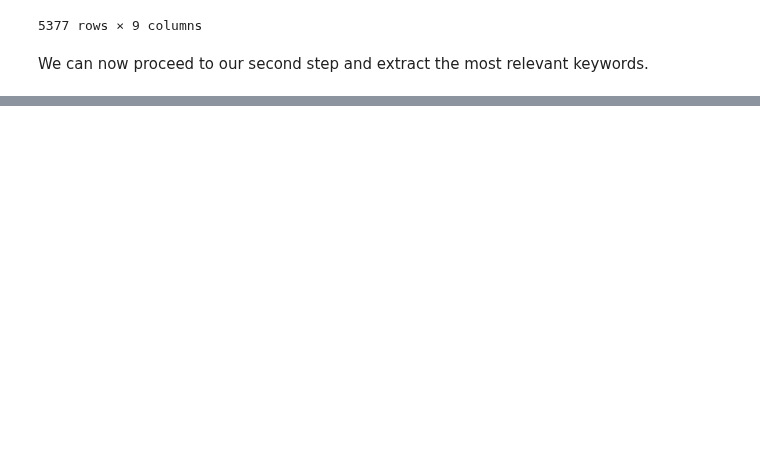
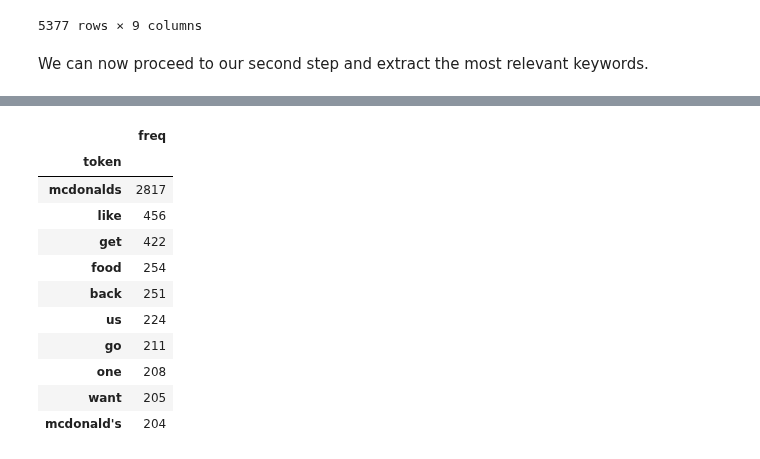
Before and after one commit to polltter/share, a Jupyter notebook: notebooks/kw_extraction.ipynb, the cells around one changed output, grey strips where cells are left out. Cells and saved outputs as stored; diff of their text form; code cells hidden in the pictures; blank space fills up the shorter version.

```diff
--- a/notebooks/kw_extraction.ipynb
+++ b/notebooks/kw_extraction.ipynb
@@ -223,0 +272,19 @@ We can now proceed to our second step and extract the most relevant keywords.
+# %%
+# sort df in descending order
+
+df_freq.set_index('token', inplace=True)
+df_freq.sort_values('freq', ascending=False, inplace=True)
+df_freq.head(10)
+# %% [output]
+|  | freq |
+| token |  |
+| mcdonalds | 2817 |
+| like | 456 |
+| get | 422 |
+| food | 254 |
+| back | 251 |
+| us | 224 |
+| go | 211 |
+| one | 208 |
+| want | 205 |
+| mcdonald's | 204 |
```
Also changed, not shown: parts of 12 cells of this notebook, 1 other file.
